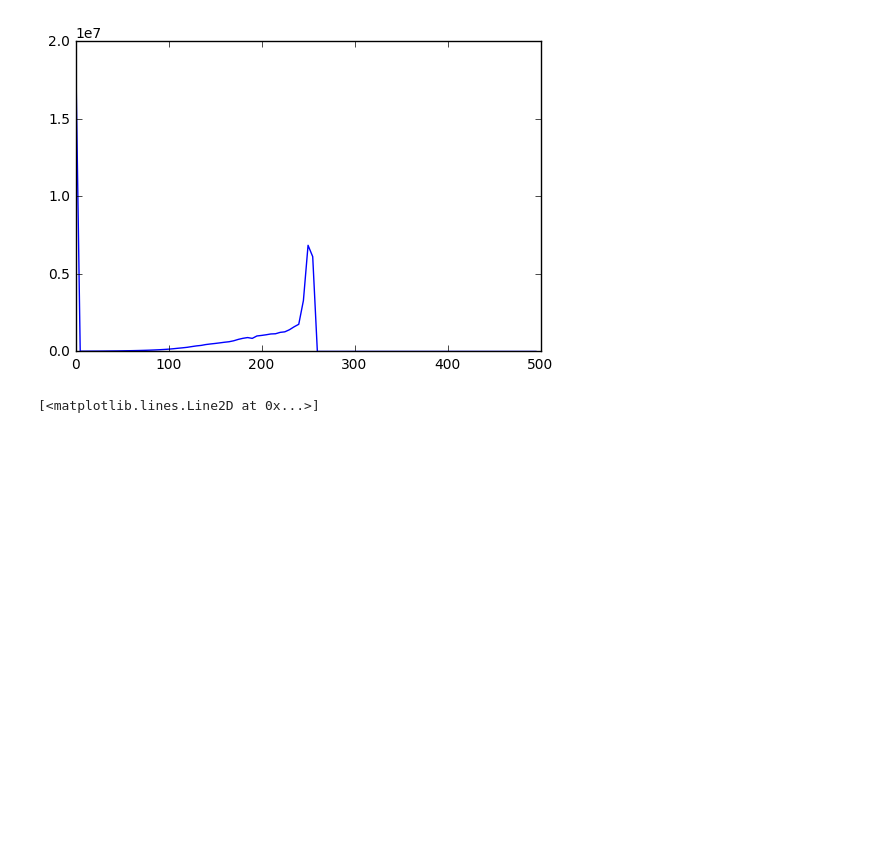
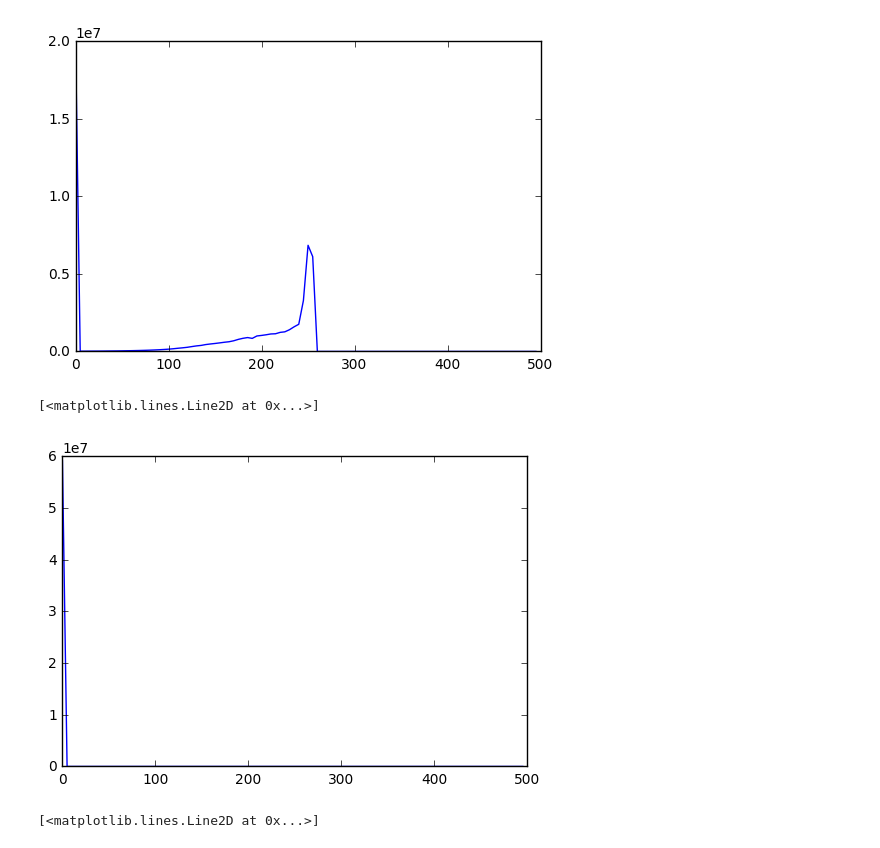
Before and after one commit to jonl1096/cell-segmentation-mlfinal, a Jupyter notebook: Clustering.ipynb, the cells around one changed output. Drawn from its saved outputs; the diff is of its cells as text; code cells hidden in the pictures; blank space fills up the shorter version.

Commit message:
added some more graphs

```diff
--- a/Clustering.ipynb
+++ b/Clustering.ipynb
@@ -308,6 +308,14 @@ plt.plot(bins[:-1], values)
 # %% [output]
 [<matplotlib.lines.Line2D at 0x...>]
 [figure]
+# %%
+temp1 = np.array(temp / 255, dtype = np.uint8)
+# %%
+(values, bins) = np.histogram(temp1, bins=100, range=(0,500))
+plt.plot(bins[:-1], values)
+# %% [output]
+[<matplotlib.lines.Line2D at 0x...>]
+[figure, added]
 # %%
 temp2 = clahe.apply(imgflat)
 # %%
```
Also changed, not shown: 4 other files.
